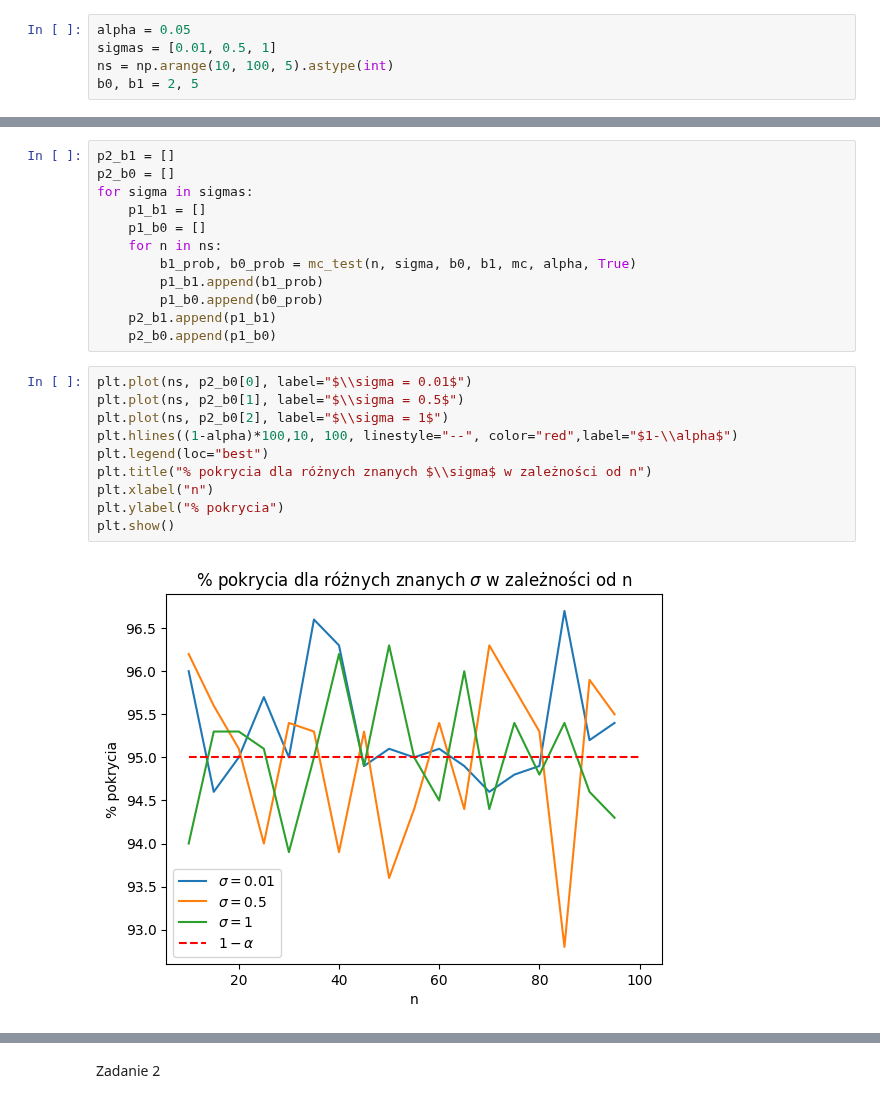
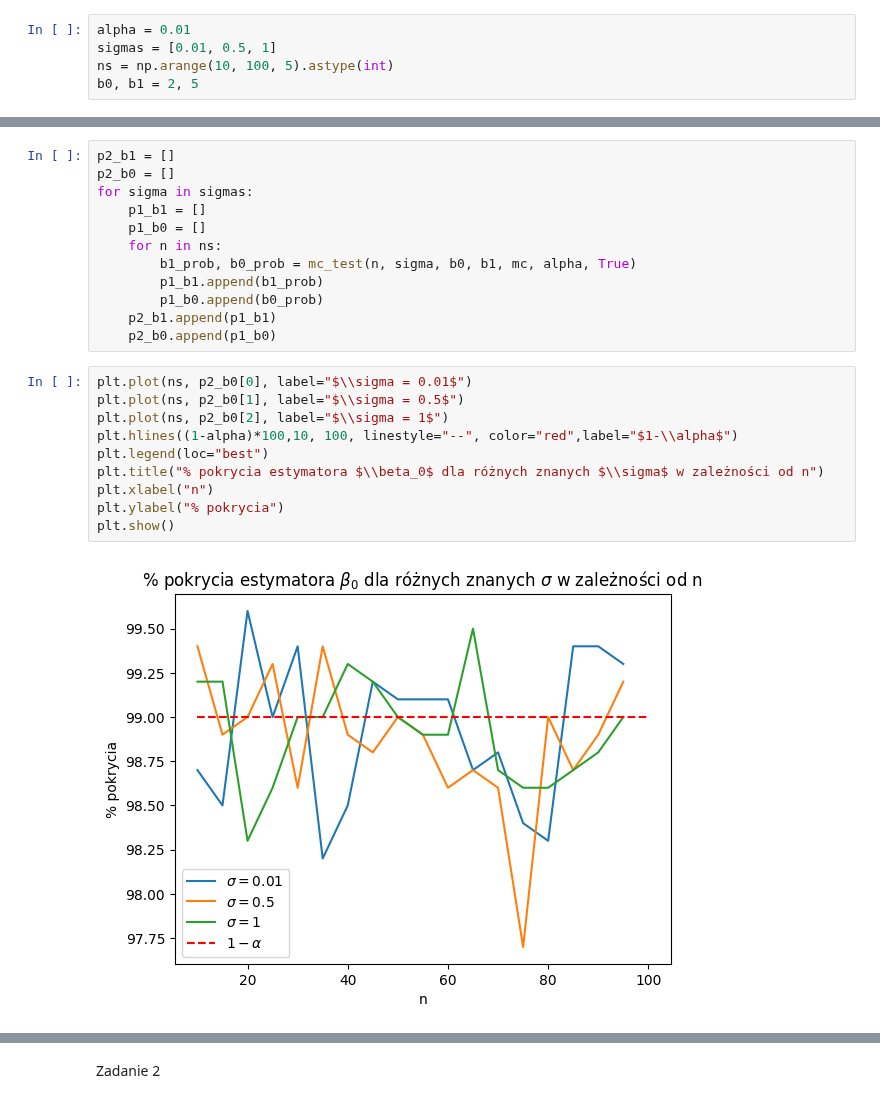
Before and after one commit to rafglo/Computer-Analysis-of-Time-Series, a Jupyter notebook: lista3.ipynb, the cells around one changed output, grey strips where cells are left out. Cells and saved outputs as stored; diff of their text form.

```diff
--- a/lista3.ipynb
+++ b/lista3.ipynb
@@ -6,7 +6,7 @@ import matplotlib.pyplot as plt
 import scipy.stats as stats
 import random
 # %%
-alpha = 0.05
+alpha = 0.01
 sigmas = [0.01, 0.5, 1]
 ns = np.arange(10, 100, 5).astype(int)
 b0, b1 = 2, 5
@@ -74,12 +74,12 @@ for sigma in sigmas:
 # %%
 plt.plot(ns, p2_b0[0], label="$\\sigma = 0.01$")
 plt.plot(ns, p2_b0[1], label="$\\sigma = 0.5$")
 plt.plot(ns, p2_b0[2], label="$\\sigma = 1$")
 plt.hlines((1-alpha)*100,10, 100, linestyle="--", color="red",label="$1-\\alpha$")
 plt.legend(loc="best")
-plt.title("% pokrycia dla różnych znanych $\\sigma$ w zależności od n")
+plt.title("% pokrycia estymatora $\\beta_0$ dla różnych znanych $\\sigma$ w zależności od n")
 plt.xlabel("n")
 plt.ylabel("% pokrycia")
 plt.show()
 # %% [output]
-[figure, old version]
+[figure, new version]
```
Also changed, not shown: parts of 9 cells of this notebook.
